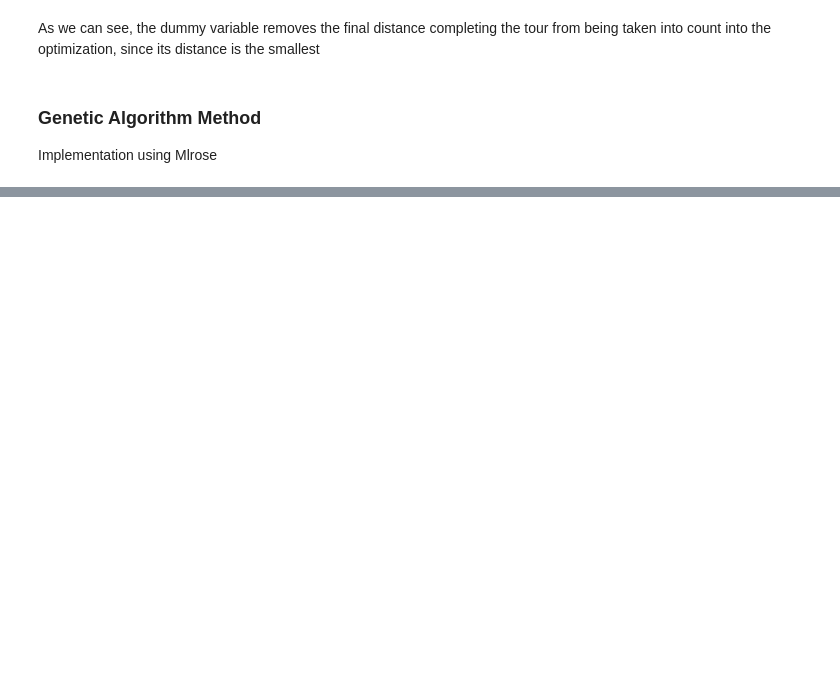
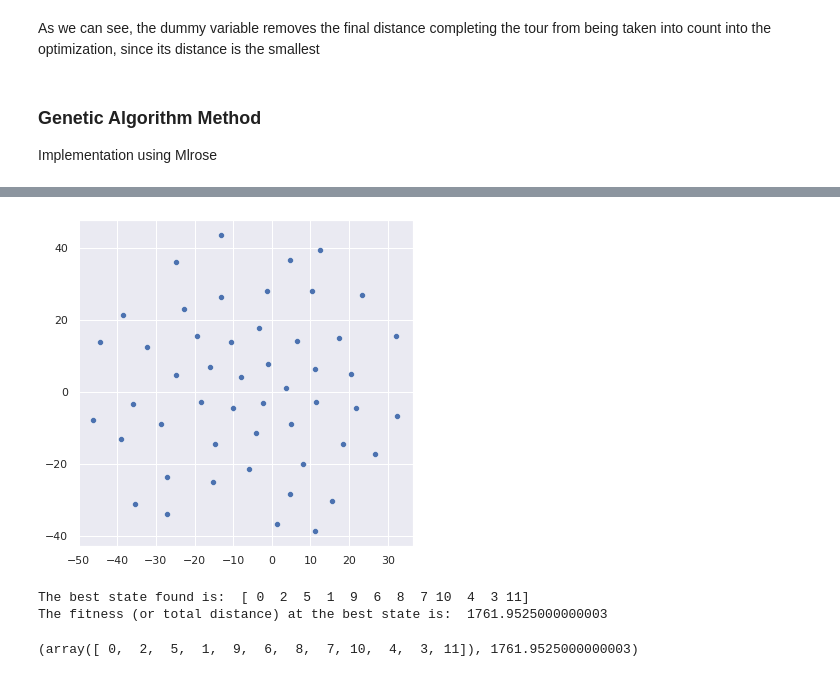
Before and after one commit to seanturland/music-analysis-medium, a Jupyter notebook: TSP_Ordering.ipynb, the cells around one changed output, grey strips where cells are left out. Saved outputs shown, nothing was run; the diff lists cells and outputs as text; code cells hidden in the pictures; blank space fills up the shorter version.

```diff
--- a/TSP_Ordering.ipynb
+++ b/TSP_Ordering.ipynb
@@ -36,0 +90,3 @@ from scipy.spatial import distance
+# %%
+values = df['predict_avg'][:10]
+values.to_numpy()
@@ -432,0 +504,4 @@ np.min([genetic_cost,branch_cost])
+# %%
+X, y = load_digits(return_X_y=True)
+tsne = TSNE(n_components = 2)
+tsne_data = tsne.fit_transform(values)
@@ -432,0 +528,18 @@ np.min([genetic_cost,branch_cost])
+# %%
+import seaborn as sns
+sns.set(rc={'figure.figsize':(11.7,8.27)})
+
+fig = plt.figure(figsize=(6,6))
+palette = sns.color_palette("bright", 8)
+sns.scatterplot(tsne_data[:,0], tsne_data[:,1], legend='full')#, palette=palette)
+plt.savefig('t-snes_2d', bbox_inches='tight')
+# %% [output]
+[figure, added]
+# %%
+dist_matrix_tsne = distance_matrix(tsne_data)
+dist_matrix_dum_tsne, dum_value = dummy_var(dist_matrix_tsne)
+genetic_path(dist_matrix_dum_tsne)
+# %% [output]
+The best state found is:  [ 0  2  5  1  9  6  8  7 10  4  3 11]
+The fitness (or total distance) at the best state is:  1761.9525000000003
+(array([ 0,  2,  5,  1,  9,  6,  8,  7, 10,  4,  3, 11]), 1761.9525000000003)
```
Also changed, not shown: parts of 43 cells of this notebook.
